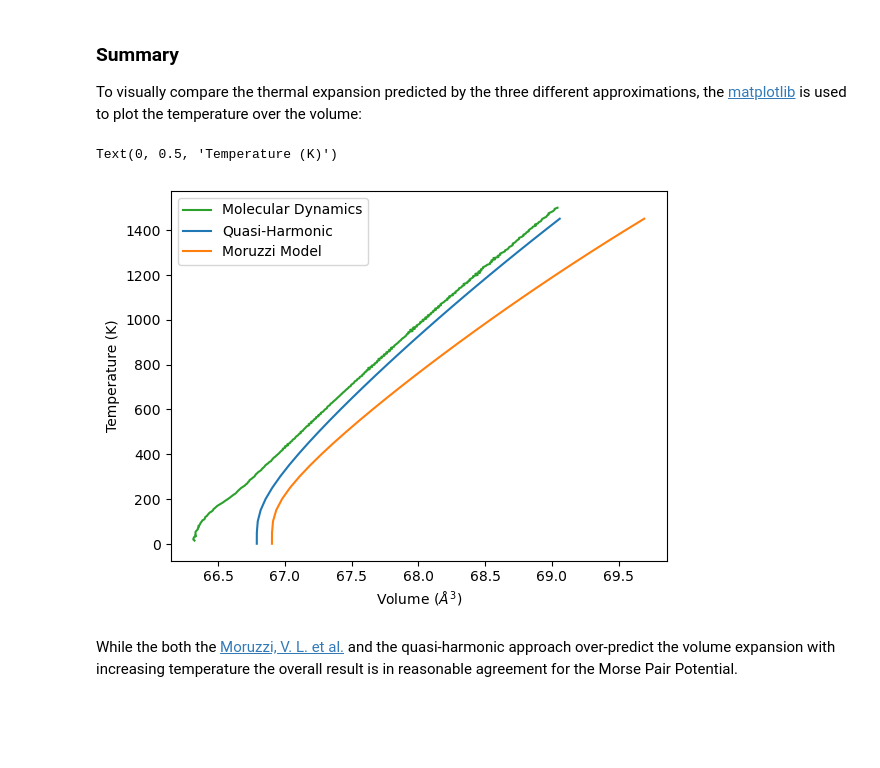
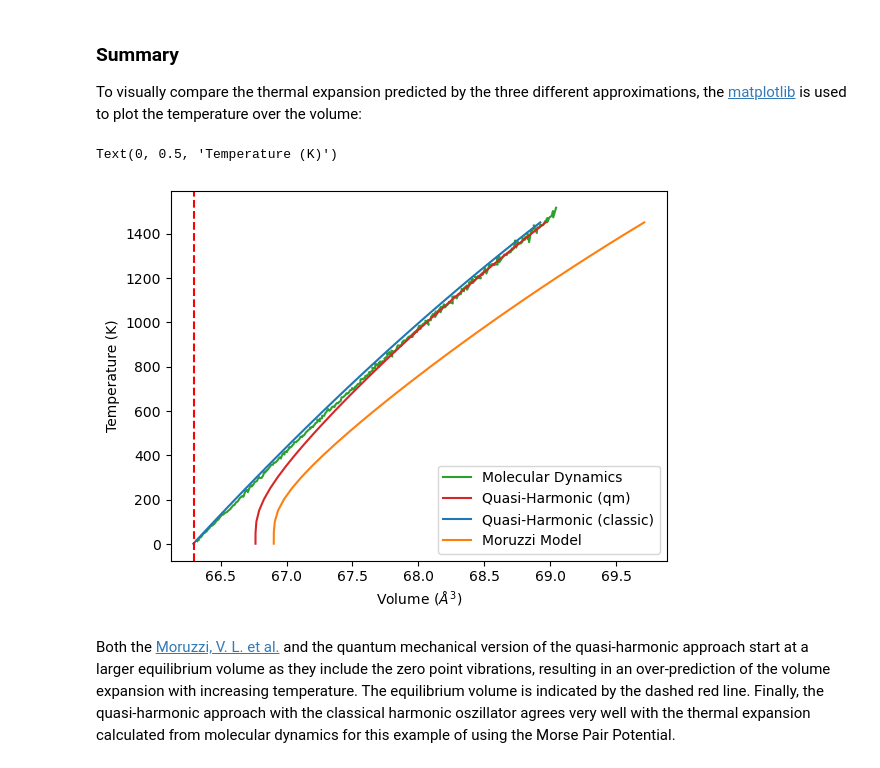
Before and after one commit to pyiron/atomistics, a Jupyter notebook: notebooks/thermal_expansion_with_lammps.ipynb, the cells around one changed output. Cells and saved outputs as stored; diff of their text form; code cells hidden in the pictures; blank space fills up the shorter version.

Commit message:
Add classical harmonic oscillator to quasi-harmonic approximation

```diff
--- a/notebooks/thermal_expansion_with_lammps.ipynb
+++ b/notebooks/thermal_expansion_with_lammps.ipynb
@@ -141,9 +168,10 @@ from atomistics.workflows import QuasiHarmonicWorkflow
 from phonopy.units import VaspToTHz
 
 workflow_qh = QuasiHarmonicWorkflow(
-    structure=structure_opt,
+    structure=structure_opt.copy(),
     num_points=11,
-    vol_range=0.05,
+    vol_range=0.10,
+    # fit_type='birchmurnaghan',
     interaction_range=10,
     factor=VaspToTHz,
     displacement=0.01,
@@ -193,0 +217,6 @@ temperatures_qh, volume_qh = workflow_qh.get_thermal_expansion(
+# %%
+temperatures_qh_qm, volume_qh_qm = workflow_qh.get_thermal_expansion(
+    output_dict=result_dict,
+    temperatures=np.arange(1, 1500, 50),
+    quantum_mechanical=True,
+)
@@ -194 +225,7 @@ temperatures_qh, volume_qh = workflow_qh.get_thermal_expansion(
+# %%
+temperatures_qh_cl, volume_qh_cl = workflow_qh.get_thermal_expansion(
+    output_dict=result_dict,
+    temperatures=np.arange(1, 1500, 50),
+    quantum_mechanical=False,
+)
 # %% [markdown]
@@ -201,7 +238,7 @@ thermostat implemented in LAMMPS](https://docs.lammps.org/fix_nh.html) directly
 # %%
 from atomistics.calculators import calc_molecular_dynamics_thermal_expansion_with_lammps
 
-structure_md = structure_opt.repeat(11)
+structure_md = structure_opt.copy().repeat(11)
 temperature_md_lst, volume_md_lst = calc_molecular_dynamics_thermal_expansion_with_lammps(
     structure=structure_md,                    # atomistic structure
     potential_dataframe=potential_dataframe,   # interatomic potential defined as pandas.DataFrame
@@ -233,15 +270,15 @@ is used to plot the temperature over the volume:
 # %%
 import matplotlib.pyplot as plt
 plt.plot(np.array(volume_md_lst)/len(structure_md) * len(structure_opt), temperature_md_lst, label="Molecular Dynamics", color="C2")
-plt.plot(volume_qh, temperatures_qh, label="Quasi-Harmonic", color="C0")
+plt.plot(volume_qh_qm, temperatures_qh_qm, label="Quasi-Harmonic (qm)", color="C3")
+plt.plot(volume_qh_cl, temperatures_qh_cl, label="Quasi-Harmonic (classic)", color="C0")
 plt.plot(volume_ev, temperatures_ev, label="Moruzzi Model", color="C1")
+plt.axvline(structure_opt.get_volume(), linestyle="--", color="red")
 plt.legend()
 plt.xlabel("Volume ($\AA^3$)")
 plt.ylabel("Temperature (K)")
 # %% [output]
 Text(0, 0.5, 'Temperature (K)')
-[figure, old version]
+[figure, new version]
 # %% [markdown]
-While the both the [Moruzzi, V. L. et al.](https://link.aps.org/doi/10.1103/PhysRevB.37.790) and the quasi-harmonic
-approach over-predict the volume expansion with increasing temperature the overall result is in reasonable agreement for
-the Morse Pair Potential.
+Both the [Moruzzi, V. L. et al.](https://link.aps.org/doi/10.1103/PhysRevB.37.790) and the quantum mechanical version of the quasi-harmonic approach start at a larger equilibrium volume as they include the zero point vibrations, resulting in an over-prediction of the volume expansion with increasing temperature. The equilibrium volume is indicated by the dashed red line. Finally, the quasi-harmonic approach with the classical harmonic oszillator agrees very well with the thermal expansion calculated from molecular dynamics for this example of using the Morse Pair Potential.
```
Also changed, not shown: parts of 9 cells of this notebook, 4 other files.
